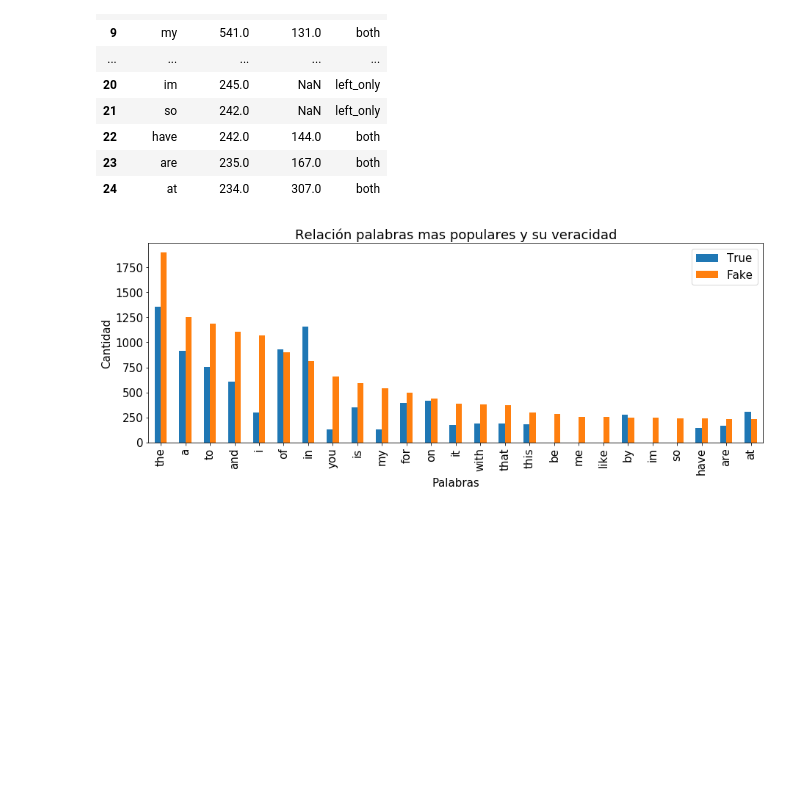
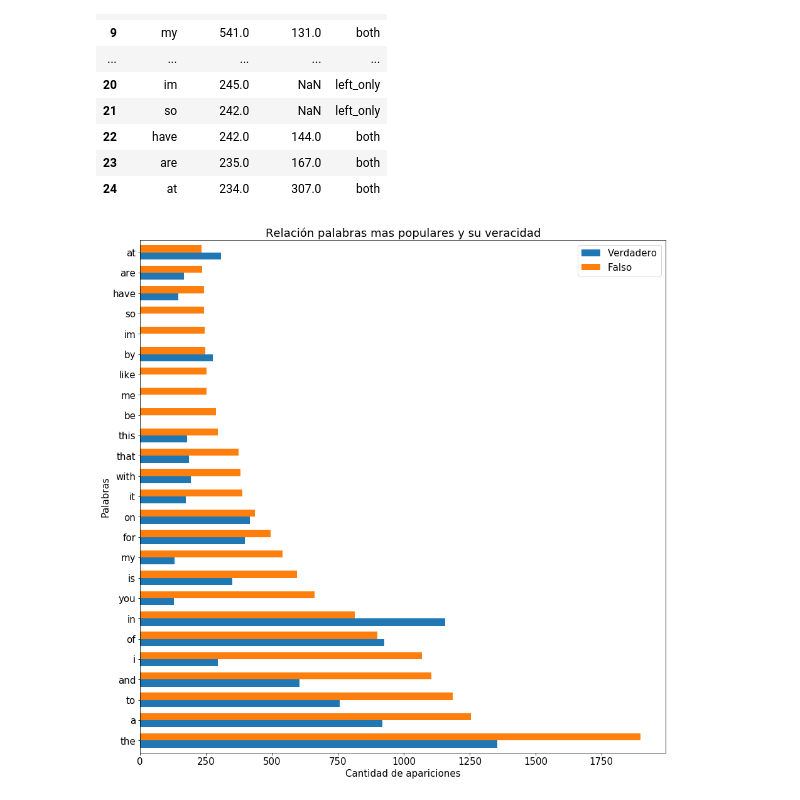
Before and after one commit to FranciscoGauna/TP1-Datos, a Jupyter notebook: Analisis-Seba.ipynb, the cells around one changed output. Cells and saved outputs as stored; diff of their text form; code cells hidden in the pictures; blank space fills up the shorter version.

Commit message:
Use barh instead of bar for one plot

```diff
--- a/Analisis-Seba.ipynb
+++ b/Analisis-Seba.ipynb
@@ -226,14 +226,13 @@ first25cp
 | 23 | are | 235.0 | 167.0 | both |
 | 24 | at | 234.0 | 307.0 | both |
 # %%
-df = pd.DataFrame({ 'word':first25cp.palabras.array, 'Fake':first25cp.cantidad_x.array, 'True':first25cp.cantidad_y.array})
-df = df[["word","True","Fake"]]
+df = pd.DataFrame({ 'word':first25cp.palabras.array, 'Falso':first25cp.cantidad_x.array, 'Verdadero':first25cp.cantidad_y.array})
+df = df[["word","Verdadero","Falso"]]
 df.set_index(["word"],inplace=True)
-ax = df.plot(kind='bar', figsize=(15,5), rot=90)
-plt.xlabel("")
-ax.set_xlabel("Palabras")
-ax.set_ylabel("Cantidad")
+ax = df.plot(kind='barh', figsize=(15,15), rot=0, width=0.7)
+ax.set_ylabel("Palabras")
+ax.set_xlabel("Cantidad de apariciones")
 ax.set_title("Relación palabras mas populares y su veracidad")
 plt.show()
 # %% [output]
-[figure, old version]
+[figure, new version]
```
